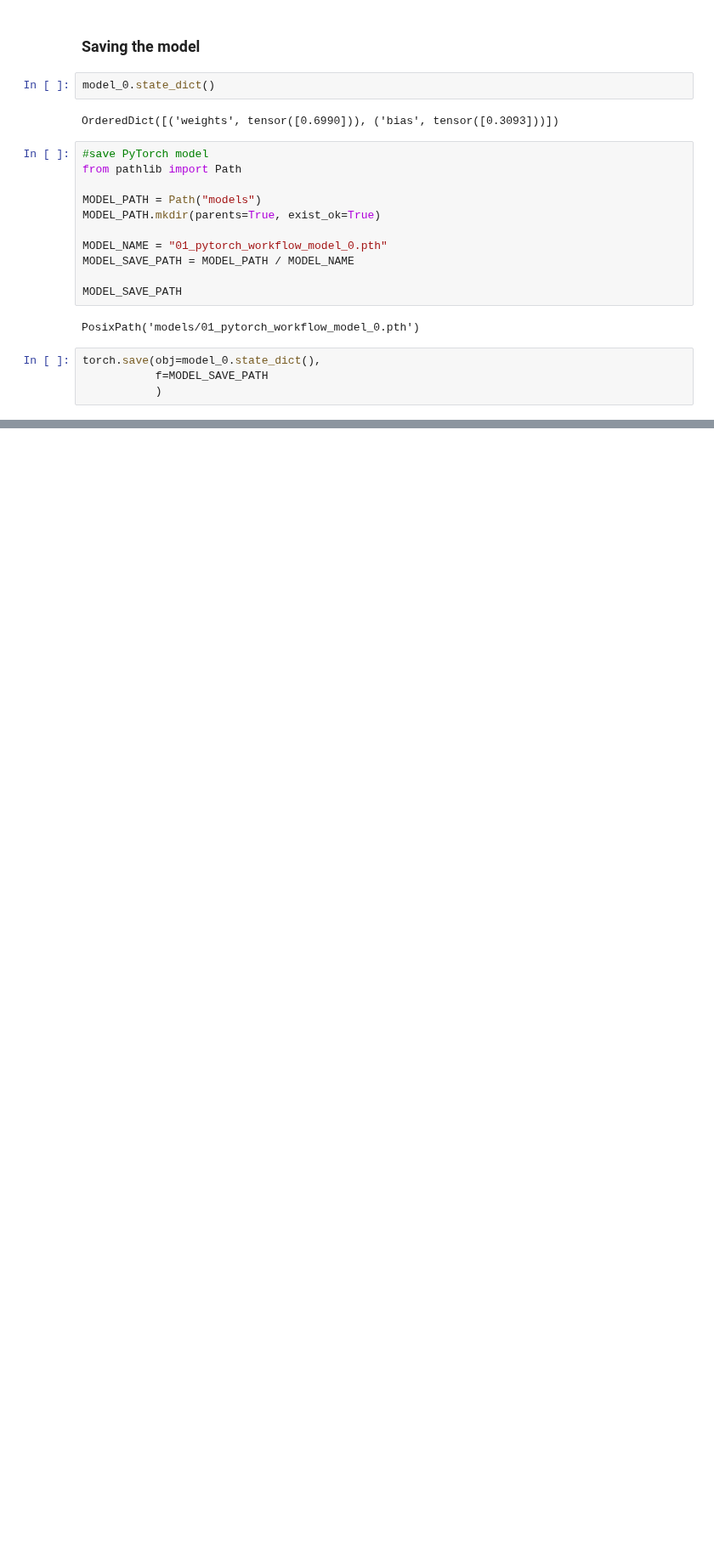
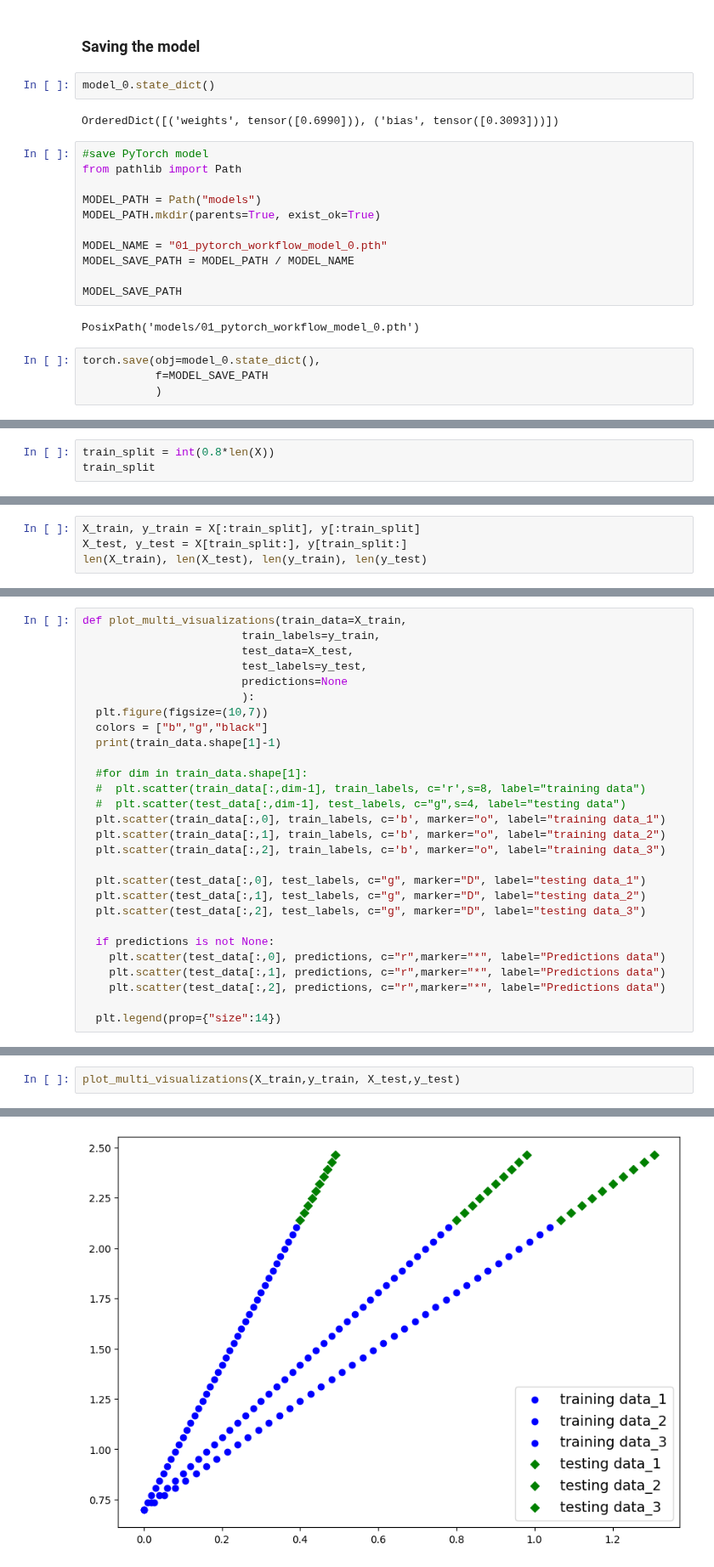
Before and after one commit to raviakasapu/DeepLearningPyTorch, a Jupyter notebook: 01_PyTorch_Workflow.ipynb, the cells around one changed output, grey strips where cells are left out. Shown at 85% size. Drawn from its saved outputs; the diff is of its cells as text; blank space fills up the shorter version.

```diff
--- a/01_PyTorch_Workflow.ipynb
+++ b/01_PyTorch_Workflow.ipynb
@@ -240,0 +316,3 @@ total 4
+# %%
+train_split = int(0.8*len(X))
+train_split
@@ -240,0 +321,4 @@ total 4
+# %%
+X_train, y_train = X[:train_split], y[:train_split]
+X_test, y_test = X[train_split:], y[train_split:]
+len(X_train), len(X_test), len(y_train), len(y_test)
@@ -240,0 +327,28 @@ total 4
+# %%
+def plot_multi_visualizations(train_data=X_train,
+                        train_labels=y_train,
+                        test_data=X_test,
+                        test_labels=y_test,
+                        predictions=None
+                        ):
+  plt.figure(figsize=(10,7))
+  colors = ["b","g","black"]
+  print(train_data.shape[1]-1)
+
+  #for dim in train_data.shape[1]:
+  #  plt.scatter(train_data[:,dim-1], train_labels, c='r',s=8, label="training data")
+  #  plt.scatter(test_data[:,dim-1], test_labels, c="g",s=4, label="testing data")
+  plt.scatter(train_data[:,0], train_labels, c='b', marker="o", label="training data_1")
+  plt.scatter(train_data[:,1], train_labels, c='b', marker="o", label="training data_2")
+  plt.scatter(train_data[:,2], train_labels, c='b', marker="o", label="training data_3")
+
+  plt.scatter(test_data[:,0], test_labels, c="g", marker="D", label="testing data_1")
+  plt.scatter(test_data[:,1], test_labels, c="g", marker="D", label="testing data_2")
+  plt.scatter(test_data[:,2], test_labels, c="g", marker="D", label="testing data_3")
+
+  if predictions is not None:
+    plt.scatter(test_data[:,0], predictions, c="r",marker="*", label="Predictions data")
+    plt.scatter(test_data[:,1], predictions, c="r",marker="*", label="Predictions data")
+    plt.scatter(test_data[:,2], predictions, c="r",marker="*", label="Predictions data")
+
+  plt.legend(prop={"size":14})
@@ -240,0 +363,3 @@ total 4
+# %%
+plot_multi_visualizations(X_train,y_train, X_test,y_test)
+# %% [output]
@@ -240,0 +367 @@ total 4
+[figure, added]
```
Also changed, not shown: parts of 21 cells of this notebook.
